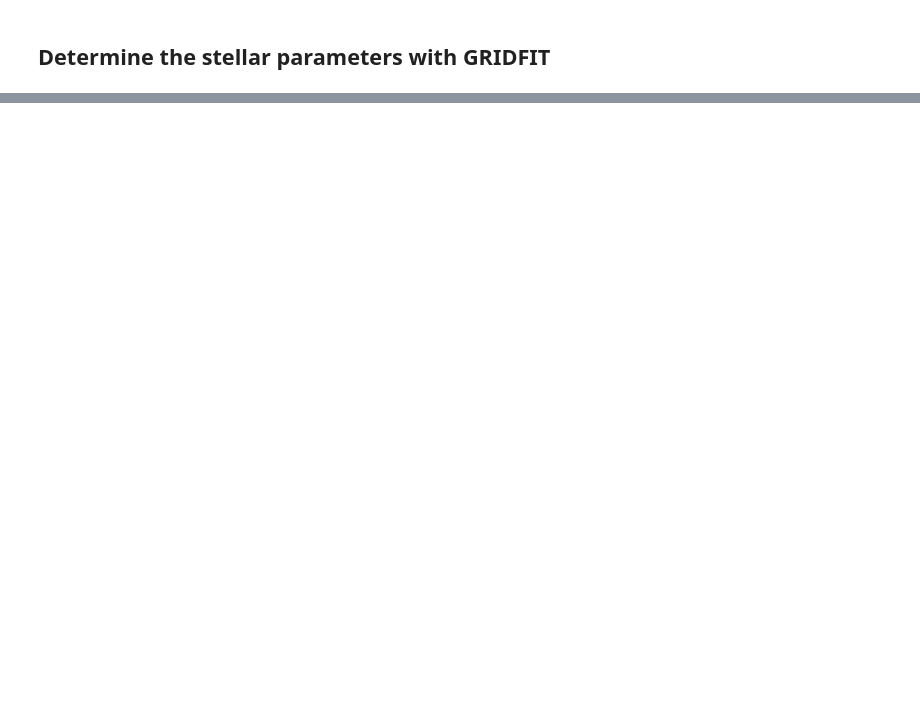
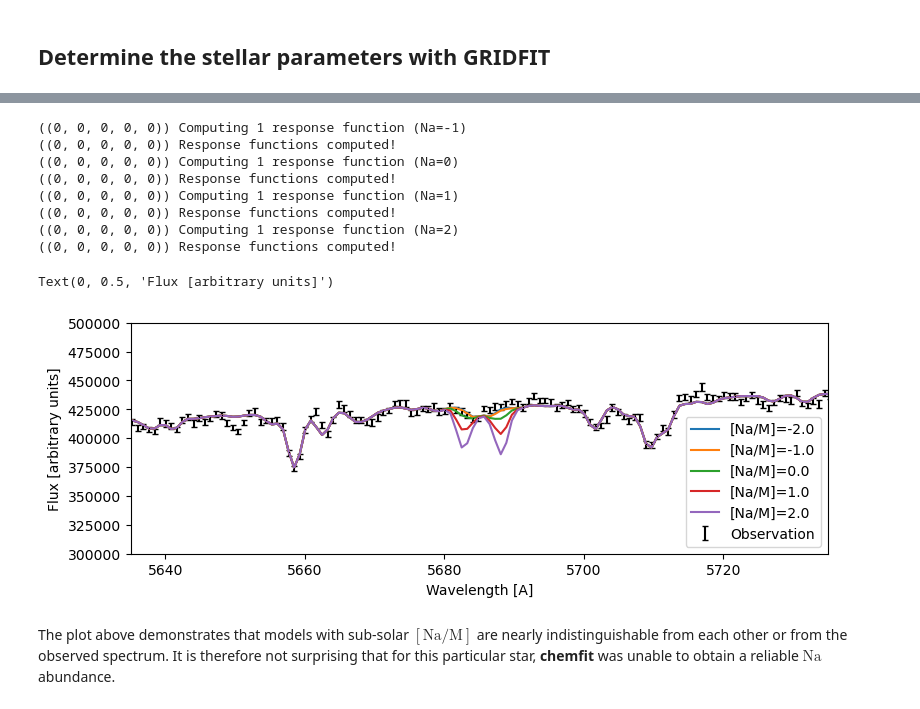
Before and after one commit to Roman-UCSD/chemfit, a Jupyter notebook: tutorials/quick_start.ipynb, the cells around one changed output, grey strips where cells are left out. Saved outputs shown, nothing was run; the diff lists cells and outputs as text; code cells hidden in the pictures; blank space fills up the shorter version.

```diff
--- a/tutorials/quick_start.ipynb
+++ b/tutorials/quick_start.ipynb
@@ -167,0 +504,32 @@ Coming soon...
+# %%
+plt.figure(figsize = [9, 3])
+
+# Plot the observed spectrum
+plt.errorbar(gridfit['extra']['observed']['wl'], gridfit['extra']['observed']['flux'],
+             yerr = gridfit['extra']['observed']['ivar'] ** -0.5,
+             fmt = 'k,', capsize = 2, label = 'Observation')
+
+# Use the previously built interpolator() to generate model spectra for various Na abundances
+for Na_offset in [-2, -1, 0, 1, 2]:
+    perturbed_model = interpolator({**localfit['fit'], 'Na': Na_offset})
+    plt.plot(localfit['extra']['model']['wl'], perturbed_model[1] * localfit['extra']['model']['cont'],
+             label = '[Na/M]={:.1f}'.format(Na_offset))
+
+plt.legend()
+plt.xlim(5685 - 50, 5685 + 50)
+plt.ylim(0.3e6, 0.5e6)
+plt.xlabel('Wavelength [A]')
+plt.ylabel('Flux [arbitrary units]')
+# %% [output]
+((0, 0, 0, 0, 0)) Computing 1 response function (Na=-1)
+((0, 0, 0, 0, 0)) Response functions computed!
+((0, 0, 0, 0, 0)) Computing 1 response function (Na=0)
+((0, 0, 0, 0, 0)) Response functions computed!
+((0, 0, 0, 0, 0)) Computing 1 response function (Na=1)
+((0, 0, 0, 0, 0)) Response functions computed!
+((0, 0, 0, 0, 0)) Computing 1 response function (Na=2)
+((0, 0, 0, 0, 0)) Response functions computed!
+Text(0, 0.5, 'Flux [arbitrary units]')
+[figure, added]
+# %% [markdown]
+The plot above demonstrates that models with sub-solar $[\mathrm{Na/M}]$ are nearly indistinguishable from each other or from the observed spectrum. It is therefore not surprising that for this particular star, **chemfit** was unable to obtain a reliable $\mathrm{Na}$ abundance.
```
Also changed, not shown: parts of 50 cells of this notebook.
